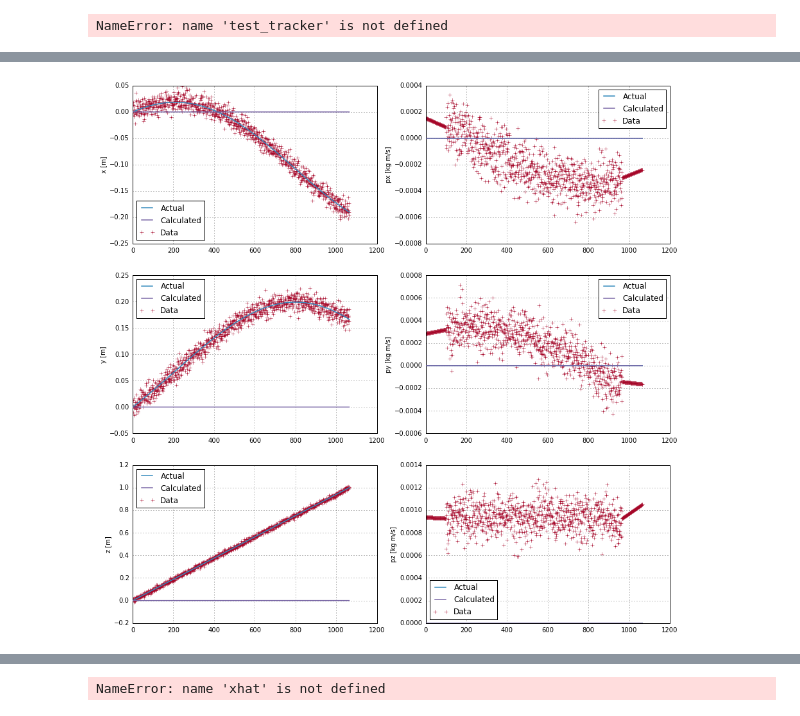
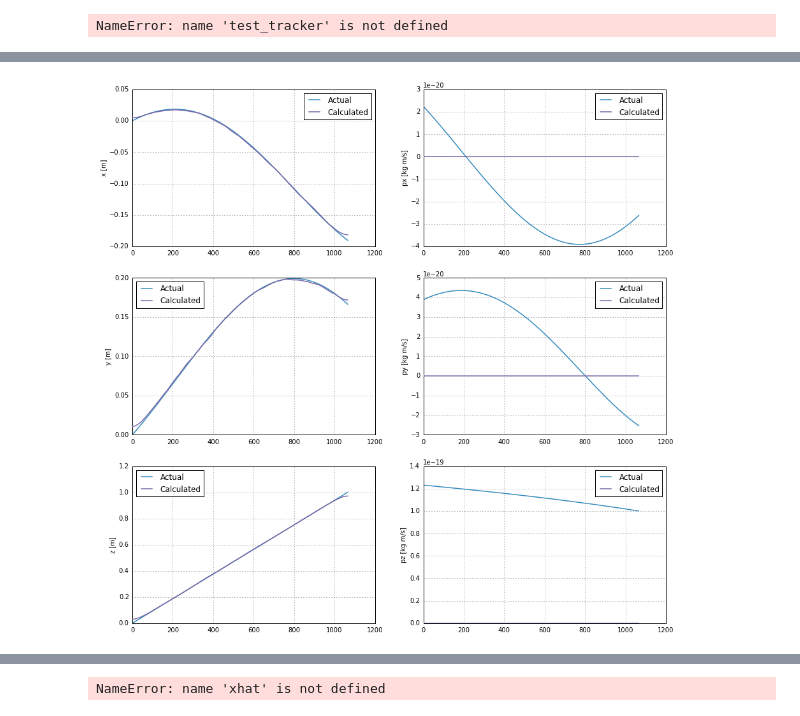
Before and after one commit to chchen123/pytpc, a Jupyter notebook: KalmanFilter.ipynb, the cells around one changed output, grey strips where cells are left out. Saved outputs shown, nothing was run; the diff lists cells and outputs as text; code cells hidden in the pictures.

Commit message:
Changed tracker to use UKF from filterpy library.

```diff
--- a/KalmanFilter.ipynb
+++ b/KalmanFilter.ipynb
@@ -74,9 +74,9 @@ def state_vector_plots(sv, sv2=None, data=None):
         ax[0,0].plot(data[:,0], '+', label='Data', zorder=1)
         ax[1,0].plot(data[:,1], '+', label='Data', zorder=1)
         ax[2,0].plot(data[:,2], '+', label='Data', zorder=1)
-        ax[0,1].plot(data[:,3], '+', label='Data', zorder=1)
-        ax[1,1].plot(data[:,4], '+', label='Data', zorder=1)
-        ax[2,1].plot(data[:,5], '+', label='Data', zorder=1)
+#         ax[0,1].plot(data[:,3], '+', label='Data', zorder=1)
+#         ax[1,1].plot(data[:,4], '+', label='Data', zorder=1)
+#         ax[2,1].plot(data[:,5], '+', label='Data', zorder=1)
 
     ax[0,0].set_ylabel('x [m]')
     ax[0,0].legend(loc='best')
@@ -126,5 +126,8 @@ state_vector_plots(test_sv, data=meas)
 # %%
-tr = tracking.Tracker(pt, g, efield, bfield, seed=sv[0])
-tr.kfilter.q_mat = numpy.diag((1e-6, 1e-6, 1e-6, 1e-21, 1e-21, 1e-21))
-tr.kfilter.r_mat = numpy.diag((1e-2, 1e-2, 1e-2, 1e-4, 1e-4, 1e-4))
-kf = tr.track(meas)
+tr = tracking.Tracker(pt, g, efield, bfield, sv[0])
+tr.kfilter._dt = 1e-10
+tr.kfilter.Q = numpy.diag((1e-5, 1e-5, 1e-5, 1e-20, 1e-20, 1e-20))  # Process
+tr.kfilter.R = numpy.eye(tr.kfilter._dim_z) * 1e-2  # Measurement
+tr.kfilter.P = numpy.eye(tr.kfilter._dim_x) * 1
+res, covar = tr.track(meas_pos)
+sm_res, sm_covar, sm_gain = tr.kfilter.rts_smoother(res, covar)
@@ -193,4 +134,4 @@ array([[[  0.00000000e+00,   0.00000000e+00,   0.00000000e+00,
-# %%
-state_vector_plots(sv, tr.kfilter.xhat, data=meas)
-# %% [output]
-[figure, removed]
+# %%
+state_vector_plots(sv, sm_res)
+# %% [output]
+[figure, added]
```
Also changed, not shown: parts of 7 cells of this notebook, 1 other file.
